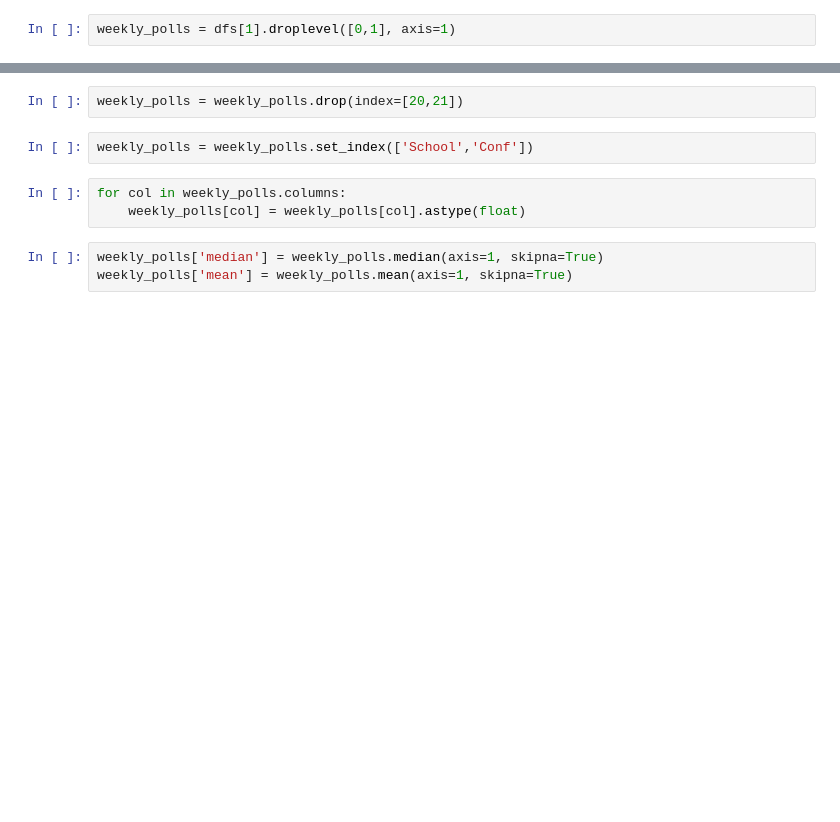
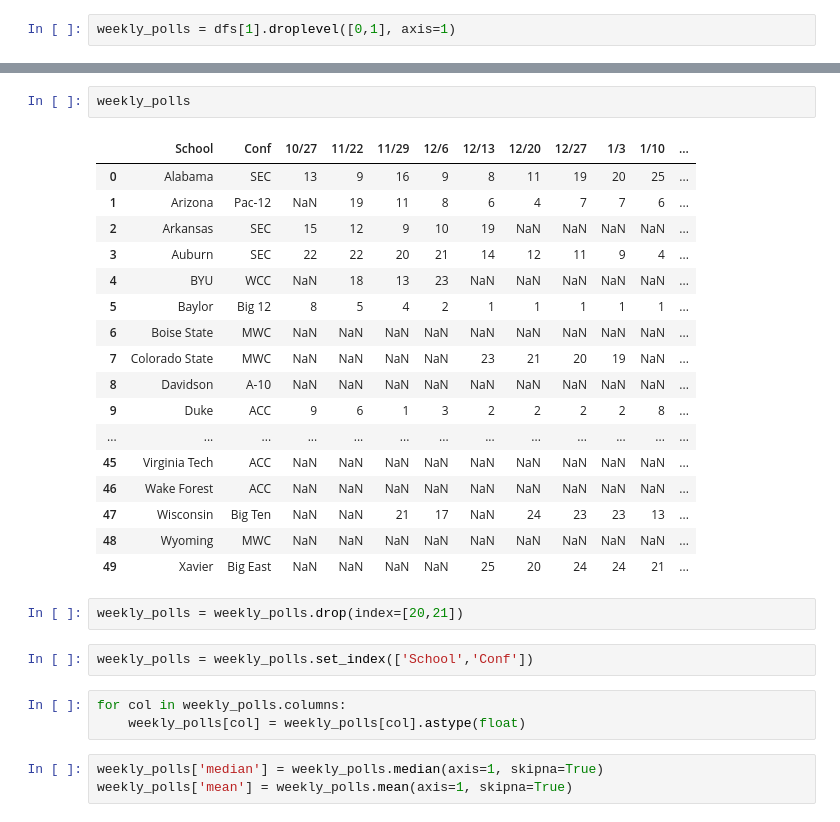
Before and after one commit to rhailper/march_madness2023, a Jupyter notebook: initial_exploration.ipynb, the cells around one changed output, grey strips where cells are left out. Cells and saved outputs as stored; diff of their text form; blank space fills up the shorter version.

```diff
--- a/initial_exploration.ipynb
+++ b/initial_exploration.ipynb
@@ -11,3 +134,23 @@ weekly_polls = dfs[1].droplevel([0,1], axis=1)
+# %%
+weekly_polls
+# %% [output]
+|  | School | Conf | 10/27 | 11/22 | 11/29 | 12/6 | 12/13 | 12/20 | 12/27 | 1/3 | 1/10 | ... |
+| 0 | Alabama | SEC | 13 | 9 | 16 | 9 | 8 | 11 | 19 | 20 | 25 | ... |
+| 1 | Arizona | Pac-12 | NaN | 19 | 11 | 8 | 6 | 4 | 7 | 7 | 6 | ... |
+| 2 | Arkansas | SEC | 15 | 12 | 9 | 10 | 19 | NaN | NaN | NaN | NaN | ... |
+| 3 | Auburn | SEC | 22 | 22 | 20 | 21 | 14 | 12 | 11 | 9 | 4 | ... |
+| 4 | BYU | WCC | NaN | 18 | 13 | 23 | NaN | NaN | NaN | NaN | NaN | ... |
+| 5 | Baylor | Big 12 | 8 | 5 | 4 | 2 | 1 | 1 | 1 | 1 | 1 | ... |
+| 6 | Boise State | MWC | NaN | NaN | NaN | NaN | NaN | NaN | NaN | NaN | NaN | ... |
+| 7 | Colorado State | MWC | NaN | NaN | NaN | NaN | 23 | 21 | 20 | 19 | NaN | ... |
+| 8 | Davidson | A-10 | NaN | NaN | NaN | NaN | NaN | NaN | NaN | NaN | NaN | ... |
+| 9 | Duke | ACC | 9 | 6 | 1 | 3 | 2 | 2 | 2 | 2 | 8 | ... |
+| ... | ... | ... | ... | ... | ... | ... | ... | ... | ... | ... | ... | ... |
+| 45 | Virginia Tech | ACC | NaN | NaN | NaN | NaN | NaN | NaN | NaN | NaN | NaN | ... |
+| 46 | Wake Forest | ACC | NaN | NaN | NaN | NaN | NaN | NaN | NaN | NaN | NaN | ... |
+| 47 | Wisconsin | Big Ten | NaN | NaN | 21 | 17 | NaN | 24 | 23 | 23 | 13 | ... |
+| 48 | Wyoming | MWC | NaN | NaN | NaN | NaN | NaN | NaN | NaN | NaN | NaN | ... |
+| 49 | Xavier | Big East | NaN | NaN | NaN | NaN | 25 | 20 | 24 | 24 | 21 | ... |
 # %%
 weekly_polls = weekly_polls.drop(index=[20,21])
 # %%
```
Also changed, not shown: parts of 9 cells of this notebook, 2 other files.
